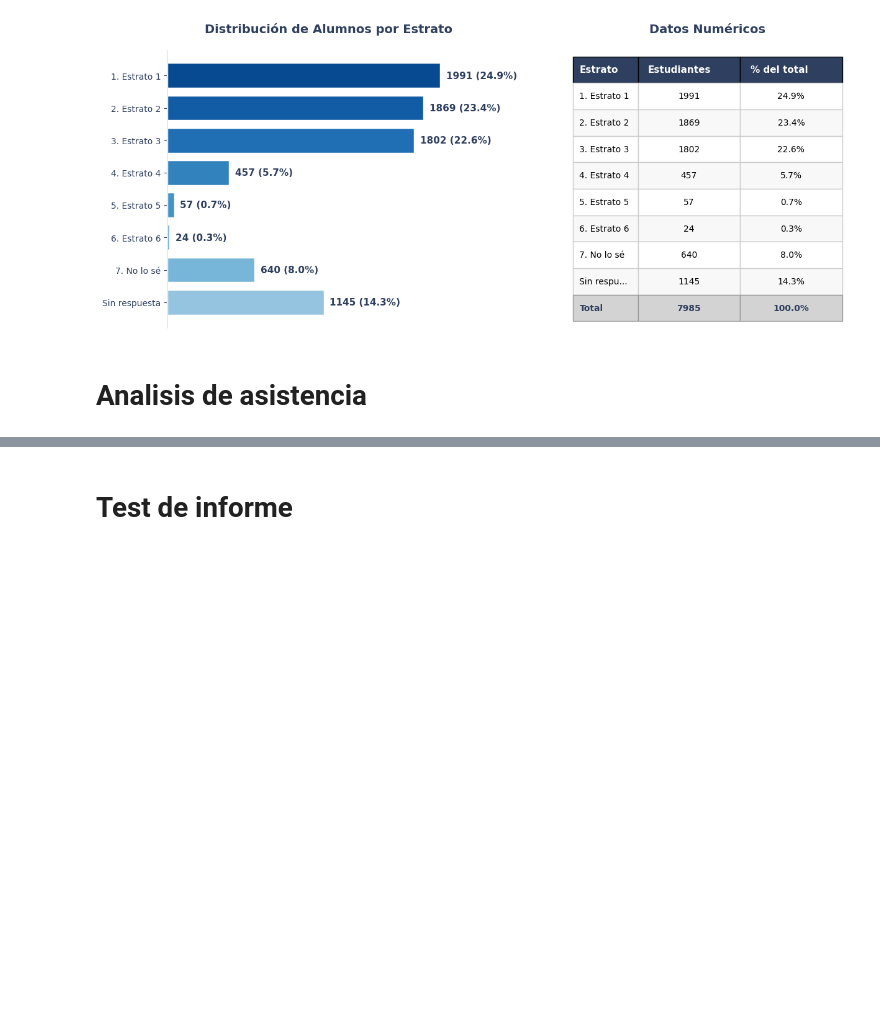
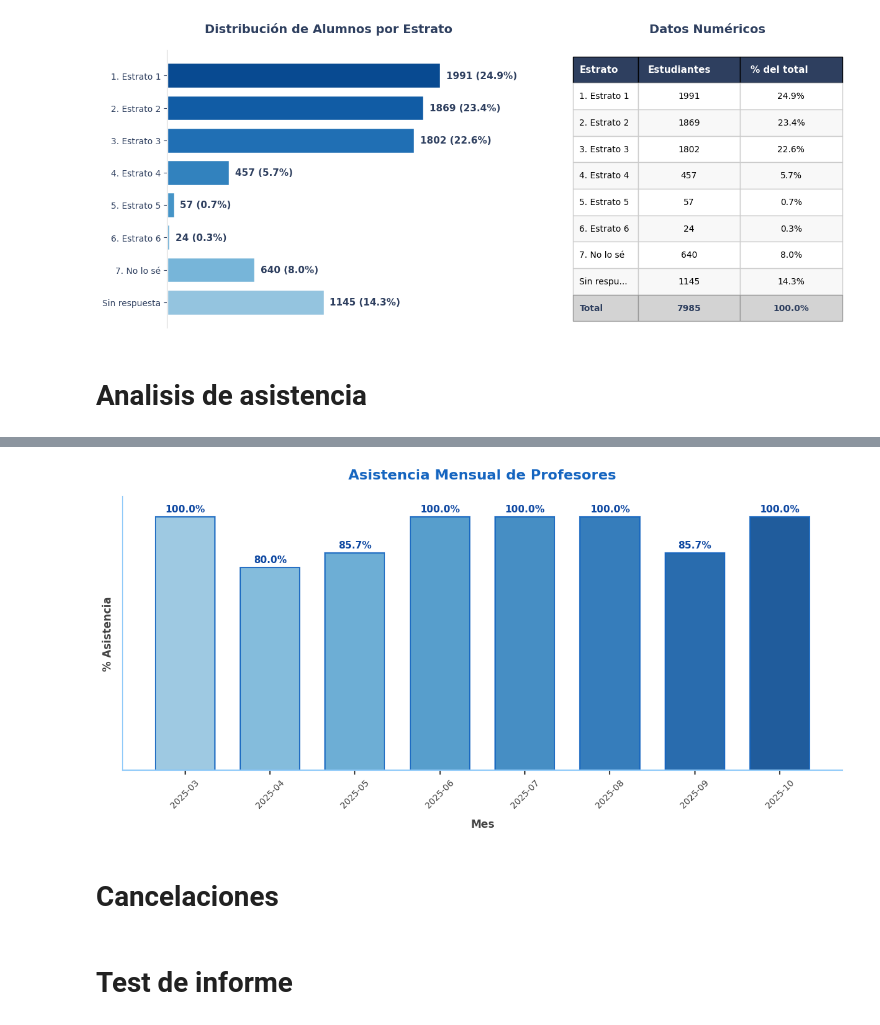
Before and after one commit to Crack-The-Code-Data/Resumen-automatico-de-cierre-de-proyectos, a Jupyter notebook: Notebook.ipynb, the cells around one changed output, grey strips where cells are left out. Saved outputs shown, nothing was run; the diff lists cells and outputs as text; code cells hidden in the pictures; blank space fills up the shorter version.

```diff
--- a/Notebook.ipynb
+++ b/Notebook.ipynb
@@ -897,36 +1248,5 @@ biblioteca['estrato'] = {
 # %%
 df_asistencias['start_date'] = pd.to_datetime(df_asistencias['start_date'])
 df_asistencias['mes'] = df_asistencias['start_date'].dt.to_period('M').astype(str)
-
+df_asistencia_profe = df_asistencias[df_asistencias['content_definition'] == 'Profesor CTC'].copy()
 df_asistencia_alumno = df_asistencias[df_asistencias['content_definition'] == 'Alumno'].copy()
-
-def asistencia_por(df: dataframes, agrupacion: str):
-
-    # Calcular % de asistencias por proyecto
-    asistencias_por = (
-        df.groupby(agrupacion)
-        .apply(lambda grupo: pd.Series({
-            'Total_registros': grupo['attendance_id'].nunique(),
-            'Asistencias': grupo[grupo['attendance_status'].isin(['A', 'T', 'J'])]['attendance_id'].nunique(),
-            'Faltas': grupo[~grupo['attendance_status'].isin(['A', 'T', 'J'])]['attendance_id'].nunique()
-        }), include_groups=False)
-        .reset_index()
-    )
-
-    asistencias_por['% Asistencia'] = round(
-        (asistencias_por['Asistencias'] / asistencias_por['Total_registros']) * 100, 2
-    )
-
-    asistencias_por['% Falta'] = round(
-        (asistencias_por['Faltas'] / asistencias_por['Total_registros']) * 100, 2
-    )
-
-    asistencias_por.drop(columns=['Faltas', 'Asistencias', 'Total_registros'], inplace=True)
-
-    # Agregar a la biblioteca
-    biblioteca['asistencias_proyecto'] = {
-        'name': 'Porcentaje de asistencias por proyecto',
-        'df': asistencias_por
-    }
-
-    return asistencias_por
@@ -969,0 +1286,7 @@ asistencia_por(df_asistencia_alumno, 'mes').sort_values('mes')
+# %%
+fig_asistencia_profe= grafico_columnas_asistencia(
+    df=df_asistencia_profe,
+    guardar='profesor',
+    titulo_grafico='Asistencia Mensual de Profesores'
+)
+# %% [output]
@@ -970,2 +1295,5 @@ asistencia_por(df_asistencia_alumno, 'mes').sort_values('mes')
+[figure, added]
+# %% [markdown]
+# Cancelaciones
 # %% [markdown]
 # Test de informe
```
Also changed, not shown: parts of 20 cells of this notebook, 2 other files.
